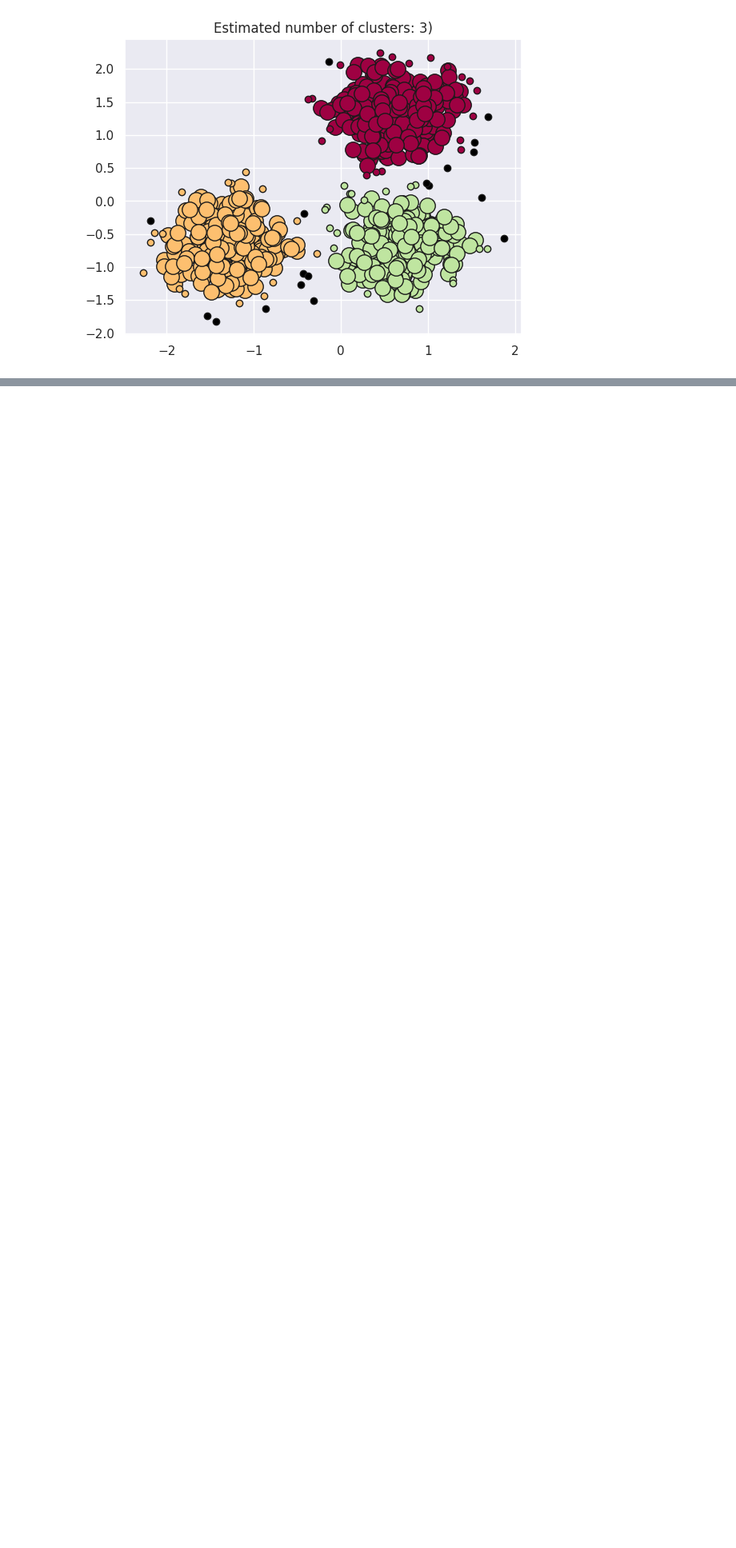
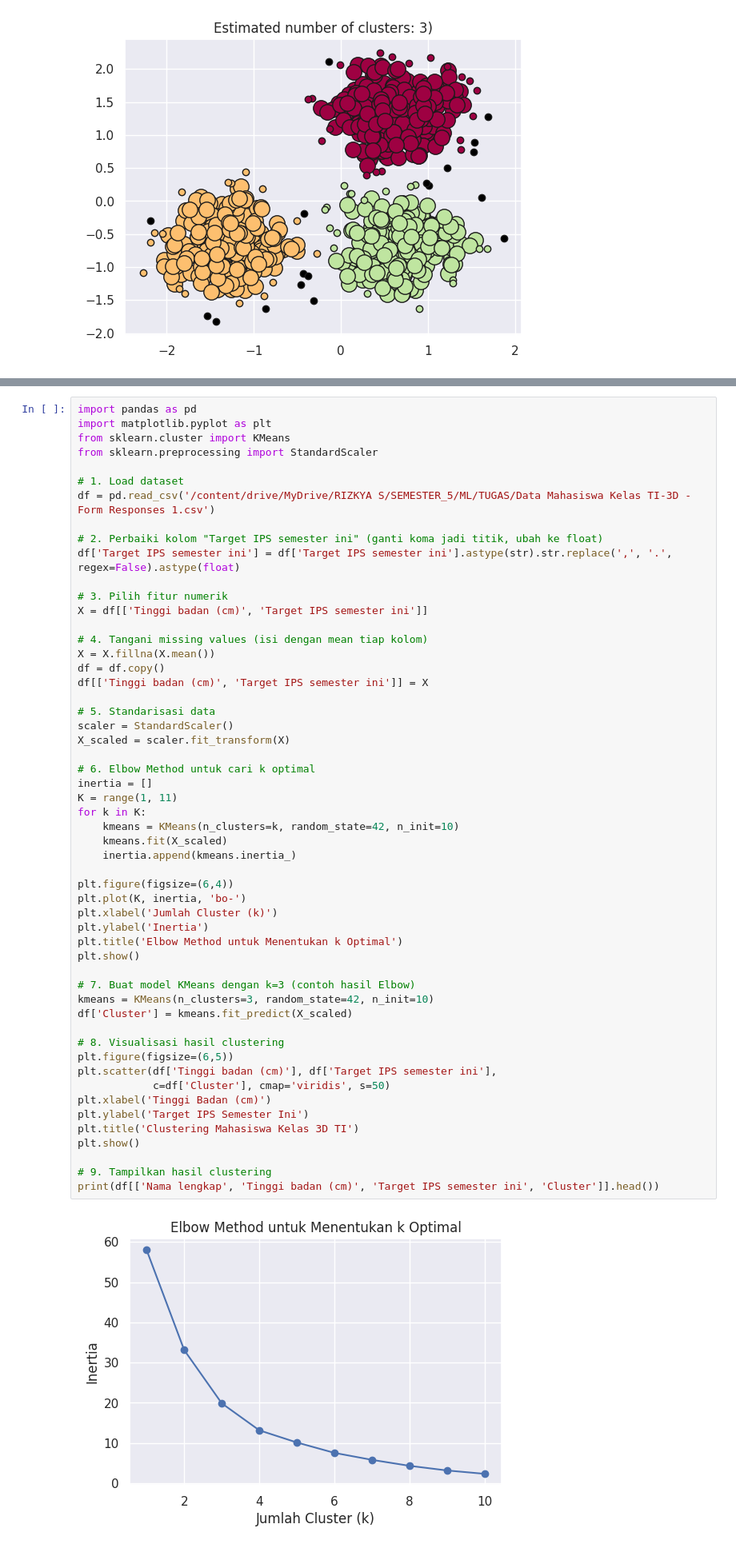
Before and after one commit to RizkyaSalsabila/Assignment-Sem5_ML_Rizkya-Salsabila, a Jupyter notebook: praktikum_04/TG4_2341720056_Rizkya_Salsabila.ipynb, the cells around one changed output, grey strips where cells are left out. Shown at 80% size. Drawn from its saved outputs; the diff is of its cells as text; blank space fills up the shorter version.

Commit message:
upload tugas prak, done!!!

```diff
--- a/praktikum_04/TG4_2341720056_Rizkya_Salsabila.ipynb
+++ b/praktikum_04/TG4_2341720056_Rizkya_Salsabila.ipynb
@@ -491,0 +580,56 @@ plt.show()
+# %%
+import pandas as pd
+import matplotlib.pyplot as plt
+from sklearn.cluster import KMeans
+from sklearn.preprocessing import StandardScaler
+
+# 1. Load dataset
+df = pd.read_csv('/content/drive/MyDrive/RIZKYA S/SEMESTER_5/ML/TUGAS/Data Mahasiswa Kelas TI-3D - Form Responses 1.csv')
+
+# 2. Perbaiki kolom "Target IPS semester ini" (ganti koma jadi titik, ubah ke float)
+df['Target IPS semester ini'] = df['Target IPS semester ini'].astype(str).str.replace(',', '.', regex=False).astype(float)
+
+# 3. Pilih fitur numerik
+X = df[['Tinggi badan (cm)', 'Target IPS semester ini']]
+
+# 4. Tangani missing values (isi dengan mean tiap kolom)
+X = X.fillna(X.mean())
+df = df.copy()
+df[['Tinggi badan (cm)', 'Target IPS semester ini']] = X
+
+# 5. Standarisasi data
+scaler = StandardScaler()
+X_scaled = scaler.fit_transform(X)
+
+# 6. Elbow Method untuk cari k optimal
+inertia = []
+K = range(1, 11)
+for k in K:
+    kmeans = KMeans(n_clusters=k, random_state=42, n_init=10)
+    kmeans.fit(X_scaled)
+    inertia.append(kmeans.inertia_)
+
+plt.figure(figsize=(6,4))
+plt.plot(K, inertia, 'bo-')
+plt.xlabel('Jumlah Cluster (k)')
+plt.ylabel('Inertia')
+plt.title('Elbow Method untuk Menentukan k Optimal')
+plt.show()
+
+# 7. Buat model KMeans dengan k=3 (contoh hasil Elbow)
+kmeans = KMeans(n_clusters=3, random_state=42, n_init=10)
+df['Cluster'] = kmeans.fit_predict(X_scaled)
+
+# 8. Visualisasi hasil clustering
+plt.figure(figsize=(6,5))
+plt.scatter(df['Tinggi badan (cm)'], df['Target IPS semester ini'],
+            c=df['Cluster'], cmap='viridis', s=50)
+plt.xlabel('Tinggi Badan (cm)')
+plt.ylabel('Target IPS Semester Ini')
+plt.title('Clustering Mahasiswa Kelas 3D TI')
+plt.show()
+
+# 9. Tampilkan hasil clustering
+print(df[['Nama lengkap', 'Tinggi badan (cm)', 'Target IPS semester ini', 'Cluster']].head())
+# %% [output]
+[figure, added]
```
Also changed, not shown: parts of 10 cells of this notebook.
